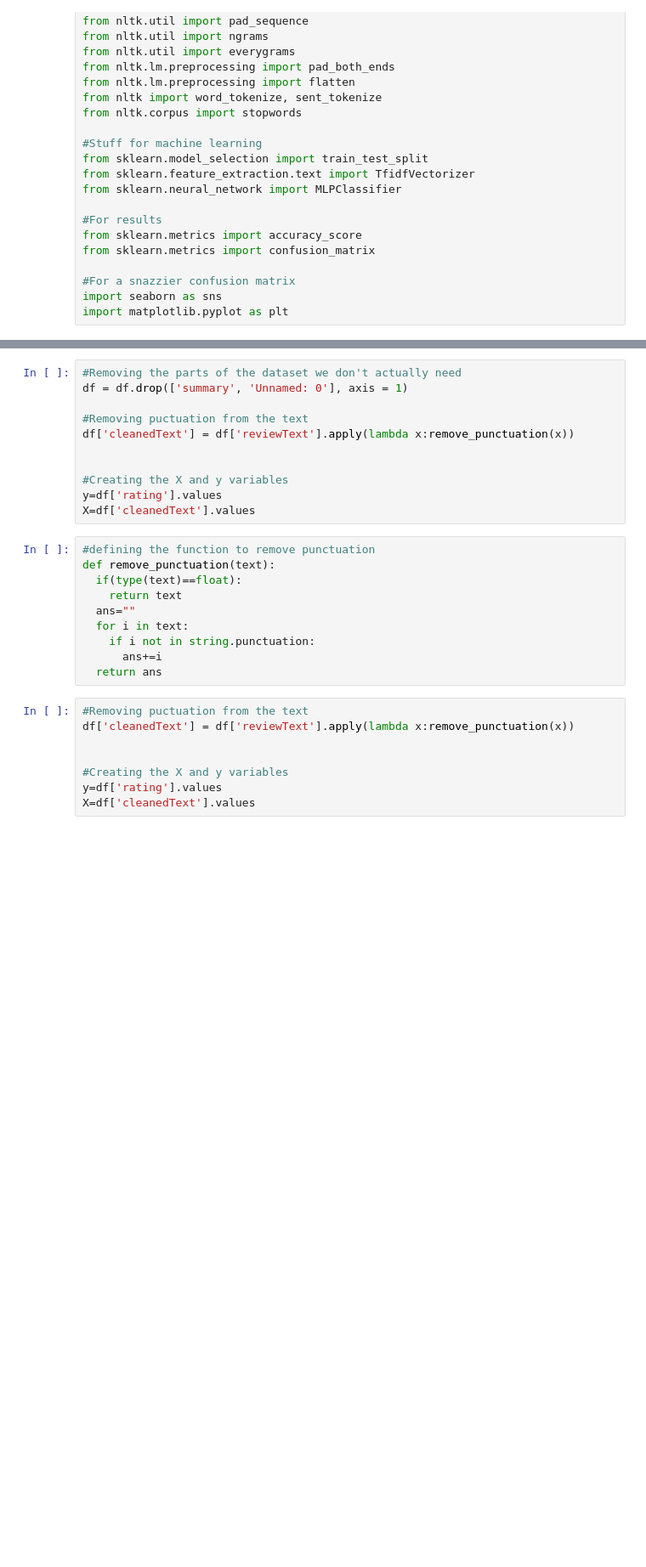
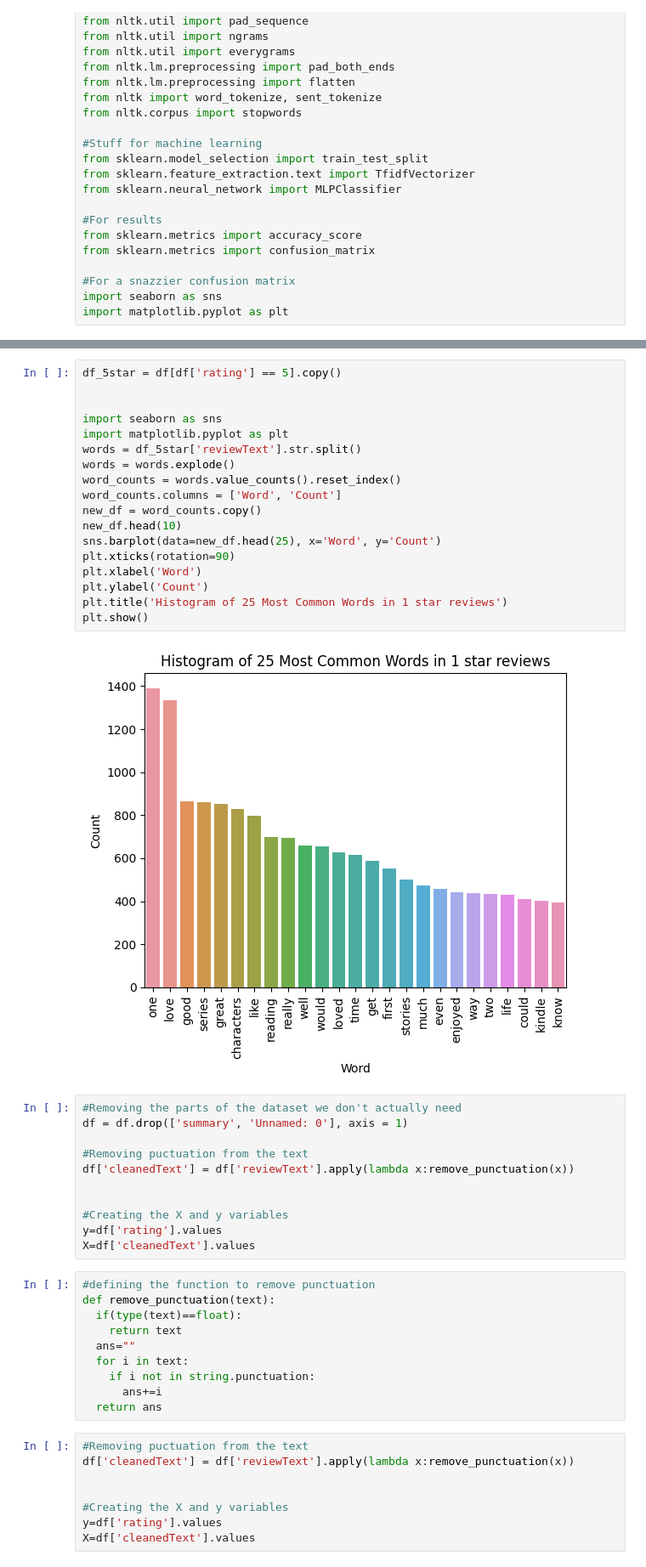
Before and after one commit to willfry01/Amazon-Reviews-Sentiment, a Jupyter notebook: Amazon_Reviews_Sentiment.ipynb, the cells around one changed output, grey strips where cells are left out. Shown: that part at 85% size. Cells and saved outputs as stored; diff of their text form; blank space fills up the shorter version.

```diff
--- a/Amazon_Reviews_Sentiment.ipynb
+++ b/Amazon_Reviews_Sentiment.ipynb
@@ -38,3 +116,23 @@ df.head()
+# %%
+df_5star = df[df['rating'] == 5].copy()
+
+
+import seaborn as sns
+import matplotlib.pyplot as plt
+words = df_5star['reviewText'].str.split()
+words = words.explode()
+word_counts = words.value_counts().reset_index()
+word_counts.columns = ['Word', 'Count']
+new_df = word_counts.copy()
+new_df.head(10)
+sns.barplot(data=new_df.head(25), x='Word', y='Count')
+plt.xticks(rotation=90)
+plt.xlabel('Word')
+plt.ylabel('Count')
+plt.title('Histogram of 25 Most Common Words in 1 star reviews')
+plt.show()
+# %% [output]
+[figure, added]
 # %%
 #Removing the parts of the dataset we don't actually need
 df = df.drop(['summary', 'Unnamed: 0'], axis = 1)
```
Also changed, not shown: parts of 7 cells of this notebook.
